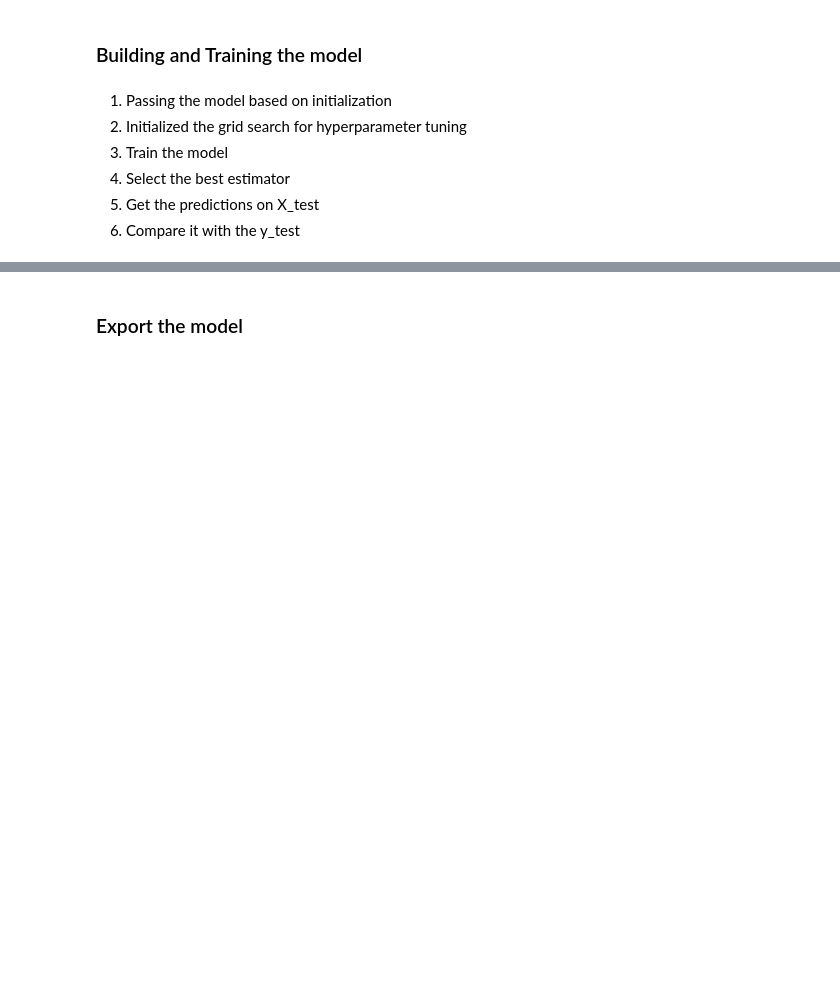
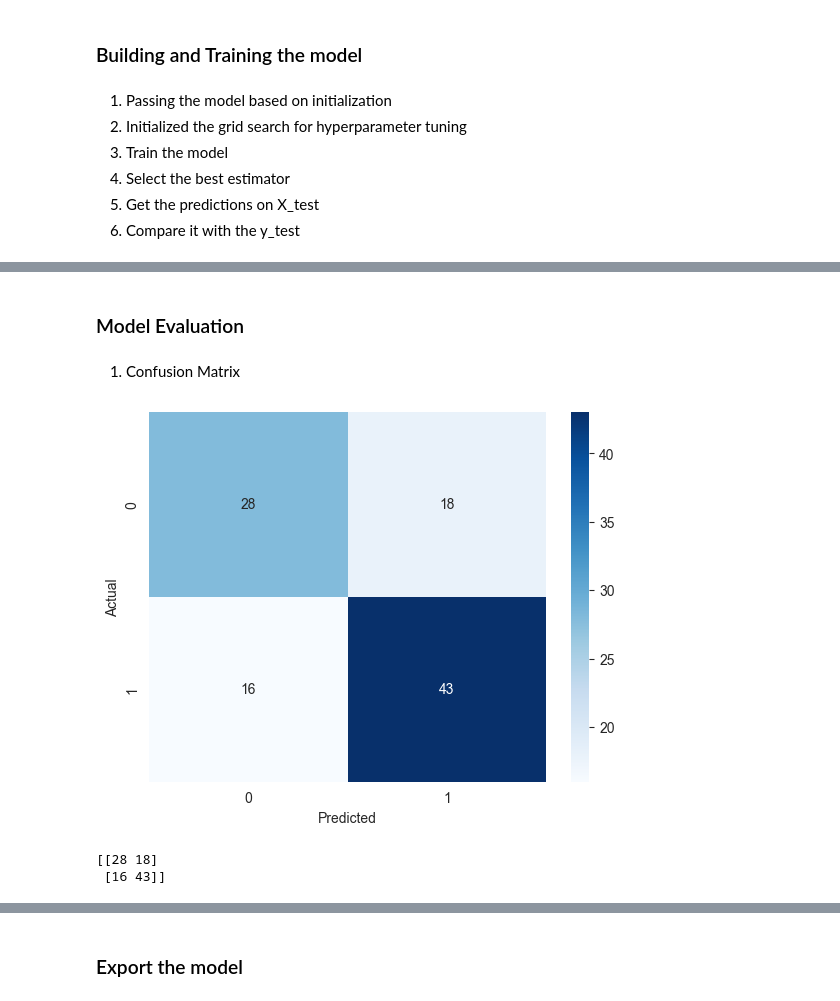
Before and after one commit to SundeepChaluvadi/Credit-Risk-Modeling, a Jupyter notebook: analysis_model.ipynb, the cells around one changed output, grey strips where cells are left out. Cells and saved outputs as stored; diff of their text form; code cells hidden in the pictures; blank space fills up the shorter version.

```diff
--- a/analysis_model.ipynb
+++ b/analysis_model.ipynb
@@ -394,11 +395,18 @@ from sklearn.model_selection import GridSearchCV
 5. Get the predictions on X_test
 6. Compare it with the y_test
 # %%
-def train_model(model, param_grid, X_train, y_train, X_test, y_test):
-    grid = GridSearchCV(model, param_grid, cv = 5, scoring = "accuracy")
-    grid.fit(X_train, y_train)
+cat_indices = [X_train.columns.get_loc(col) for col in categorical_cols]
+
+def train_model(model, param_grid, X_train, y_train, X_test, y_test, cat_features=None):
+    grid = GridSearchCV(model, param_grid, cv=5, scoring="accuracy")
+
+    if isinstance(model, CatBoostClassifier):
+        grid.fit(X_train, y_train, **{'cat_features': cat_indices})
+    else:
+        grid.fit(X_train, y_train)
+
     best_model = grid.best_estimator_
     y_pred = best_model.predict(X_test)
-    accuracy = accuracy_score(y_test,y_pred)
+    accuracy = accuracy_score(y_test, y_pred)
     return best_model, accuracy, grid.best_params_
 # %%
@@ -500,0 +468,15 @@ Best Parameters: {'colsample_bytree': 0.7, 'learning_rate': 0.1, 'max_depth': 3,
+# %%
+models = {
+    "Decision Tree": (DecisionTreeClassifier(random_state=1, class_weight="balanced"), decision_tree_param_grid),
+    "Random Forest": (RandomForestClassifier(random_state=1, class_weight="balanced", n_jobs=-1), random_forest_grid),
+    "Extra Trees": (ExtraTreesClassifier(random_state=1, class_weight="balanced", n_jobs=-1), extra_tree_grid),
+    "XGBoost": (XGBClassifier(random_state=1,
+                              scale_pos_weight=(y_train == 0).sum() / (y_train == 1).sum(),
+                              use_label_encoder=False,
+                              eval_metric="logloss"), xgb_param_grid),
+    "CatBoost": (CatBoostClassifier(random_seed=1, iterations=100, depth=6, learning_rate=0.1, verbose=100), catboost_param_grid)
+}
+# %%
+best_model, best_accuracy, best_params = train_best_model(
+    models, X_train, y_train, X_test, y_test, cat_features=categorical_columns
+)
@@ -500,0 +501,20 @@ Best Parameters: {'colsample_bytree': 0.7, 'learning_rate': 0.1, 'max_depth': 3,
+# %% [markdown]
+### Model Evaluation
+# %% [markdown]
+1. Confusion Matrix
+# %%
+from sklearn.metrics import confusion_matrix
+
+y_pred = best_model.predict(X_test)
+cm = confusion_matrix(y_test, y_pred)
+sns.heatmap(cm, annot=True, fmt='d', cmap='Blues')
+plt.xlabel('Predicted')
+plt.ylabel('Actual')
+plt.show()
+# %% [output]
+[figure, added]
+# %%
+print(cm)
+# %% [output]
+[[28 18]
+ [16 43]]
```
Also changed, not shown: parts of 24 cells of this notebook, 1 other file.
